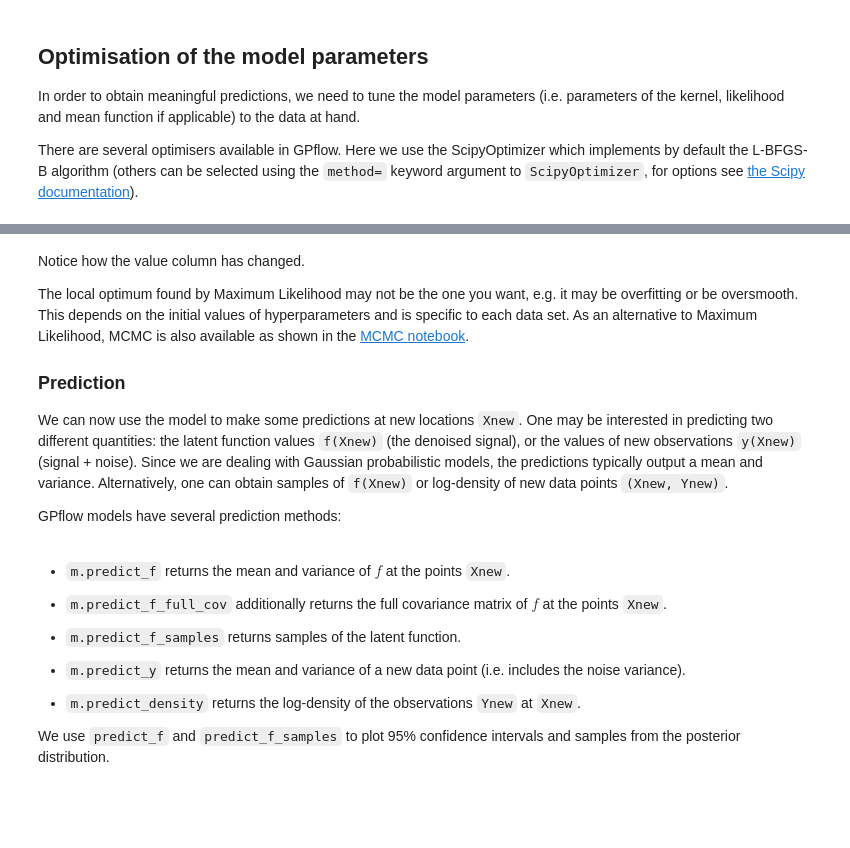
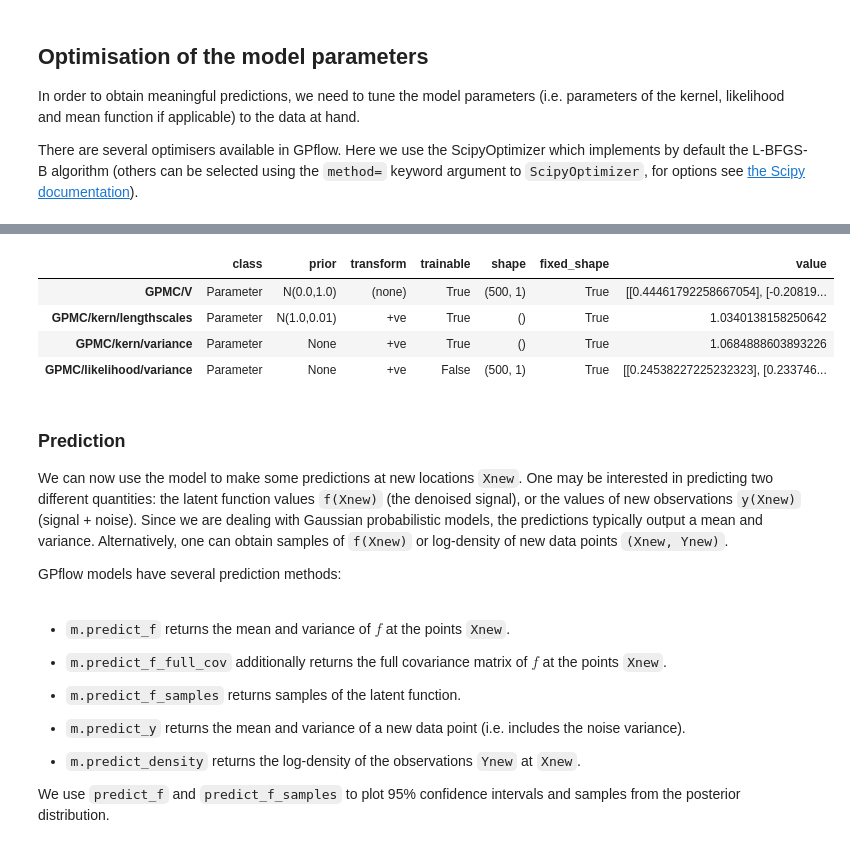
Before and after one commit to hsilver/gpr_examples, a Jupyter notebook: gpflow_regression_intro.ipynb, the cells around one changed output, grey strips where cells are left out. Cells and saved outputs as stored; diff of their text form; code cells hidden in the pictures; blank space fills up the shorter version.

```diff
--- a/gpflow_regression_intro.ipynb
+++ b/gpflow_regression_intro.ipynb
@@ -217,7 +266,13 @@ INFO:tensorflow:Optimization terminated with:
+# %%
+m_mat_hmc.as_pandas_table()
+# %% [output]
+|  | class | prior | transform | trainable | shape | fixed_shape | value |
+| GPMC/V | Parameter | N(0.0,1.0) | (none) | True | (500, 1) | True | [[0.44461792258667054], [-0.20819... |
+| GPMC/kern/lengthscales | Parameter | N(1.0,0.01) | +ve | True | () | True | 1.0340138158250642 |
+| GPMC/kern/variance | Parameter | None | +ve | True | () | True | 1.0684888603893226 |
+| GPMC/likelihood/variance | Parameter | None | +ve | False | (500, 1) | True | [[0.24538227225232323], [0.233746... |
 # %% [markdown]
-Notice how the value column has changed.
 
-The local optimum found by Maximum Likelihood may not be the one you want, e.g. it may be overfitting or be oversmooth. This depends on the initial values of hyperparameters and is specific to each data set. As an alternative to Maximum Likelihood, MCMC is also available as shown in the [MCMC notebook](../advanced/mcmc.ipynb).
 
 ### Prediction
 
```
Also changed, not shown: parts of 28 cells of this notebook, 2 other files.
